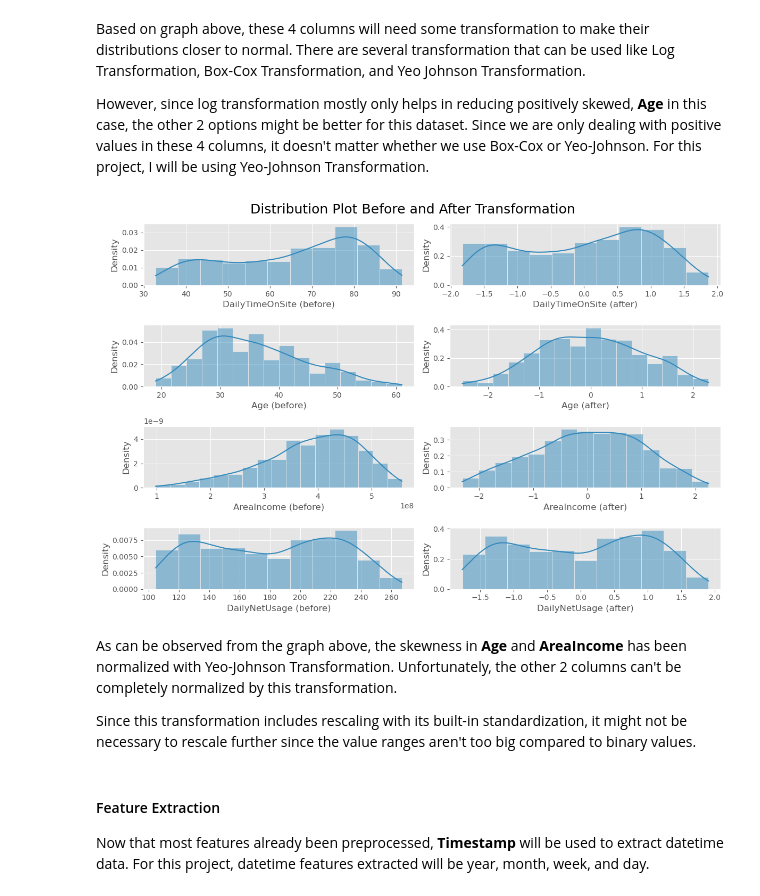
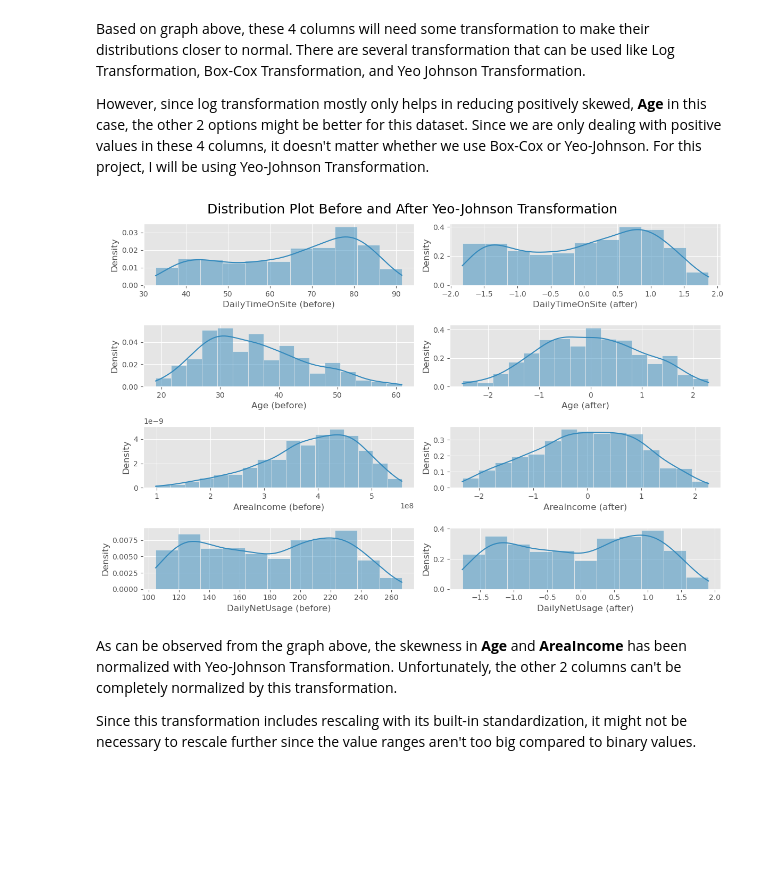
Before and after one commit to andreadeputra/MLPortfolio, a Jupyter notebook: Courses/RakaminMiniProject/4. Predict Customer Clicked Ads Classification by Using Machine Learning/Predict Customer Clicked Ads Classification by Using Machine Learning.ipynb, the cells around one changed output. Saved outputs shown, nothing was run; the diff lists cells and outputs as text; code cells hidden in the pictures; blank space fills up the shorter version.

Commit message:
Tweak data cleaning section

```diff
--- a/Courses/RakaminMiniProject/4. Predict Customer Clicked Ads Classification by Using Machine Learning/Predict Customer Clicked Ads Classification by Using Machine Learning.ipynb
+++ b/Courses/RakaminMiniProject/4. Predict Customer Clicked Ads Classification by Using Machine Learning/Predict Customer Clicked Ads Classification by Using Machine Learning.ipynb
@@ -280,3 +282,9 @@ df.Timestamp = pd.to_datetime(df.Timestamp, format='%m/%d/%Y %H:%M')
+# %%
+df['year'] = df['Timestamp'].dt.year
+df['month'] = df['Timestamp'].dt.month
+df['week'] = df['Timestamp'].dt.isocalendar().week
+df['day'] = df['Timestamp'].dt.day
+df.drop('Timestamp', axis=1, inplace=True)
 # %% [markdown]
 Let's do another check for missing values and duplicates after filling the missing values
 # %%
@@ -469,25 +483,22 @@ However, since log transformation mostly only helps in reducing positively skewe
 # %%
 pt = PowerTransformer(method='yeo-johnson')
 
-plt.suptitle('Distribution Plot Before and After Transformation')
+plt.suptitle('Distribution Plot Before and After Yeo-Johnson Transformation')
 for i, col in enumerate(nums):
     plt.subplot(len(nums), 2, 2*i+1)
     sns.histplot(x=x_train[col], kde=True, stat='density')
     plt.xlabel(col + ' (before)')
 
     x_train[col] = pt.fit_transform(x_train[[col]])
     x_test[col] = pt.transform(x_test[[col]])
     plt.subplot(len(nums), 2, 2*i+2)
     sns.histplot(x=x_train[col], kde=True, stat='density')
     plt.xlabel(col + ' (after)')
 plt.tight_layout()
 plt.show()
 # %% [output]
-[figure, old version]
+[figure, new version]
 # %% [markdown]
 As can be observed from the graph above, the skewness in **Age** and **AreaIncome** has been normalized with Yeo-Johnson Transformation. Unfortunately, the other 2 columns can't be completely normalized by this transformation.
 
 Since this transformation includes rescaling with its built-in standardization, it might not be necessary to rescale further since the value ranges aren't too big compared to binary values.
-# %% [markdown]
-#### Feature Extraction
-Now that most features already been preprocessed, **Timestamp** will be used to extract datetime data. For this project, datetime features extracted will be year, month, week, and day.
```
Also changed, not shown: parts of 12 cells of this notebook, 1 other file.
